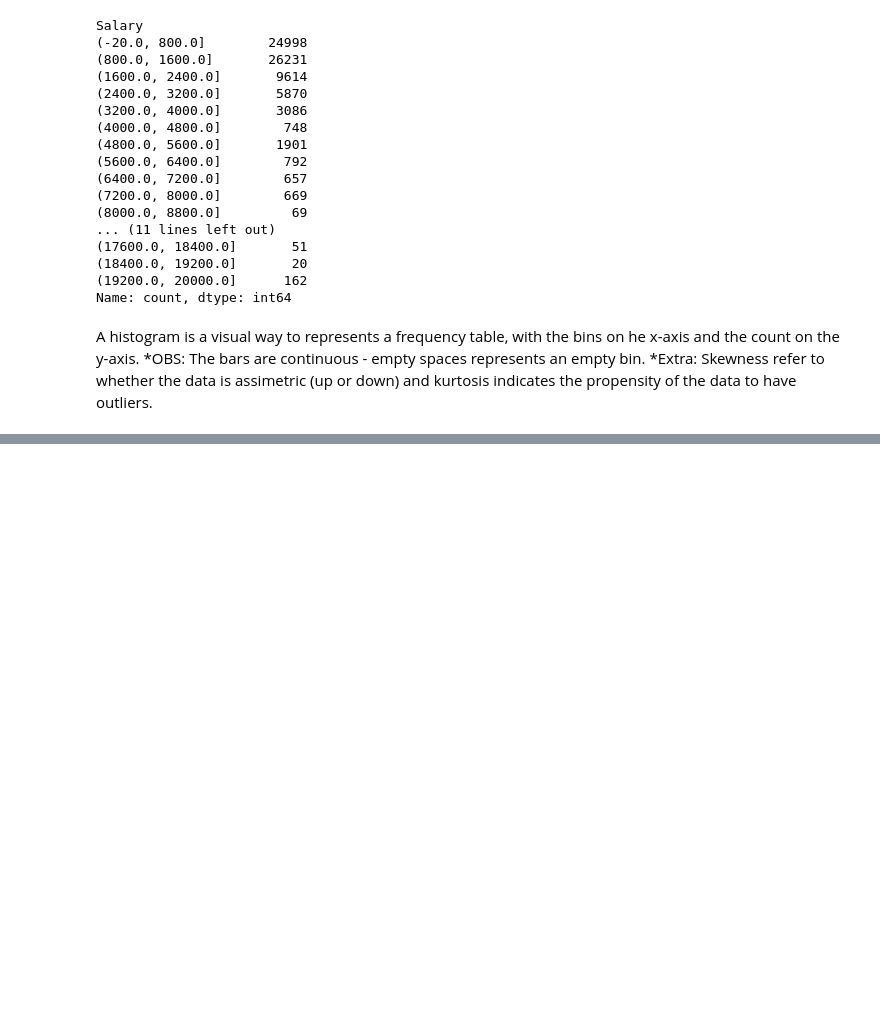
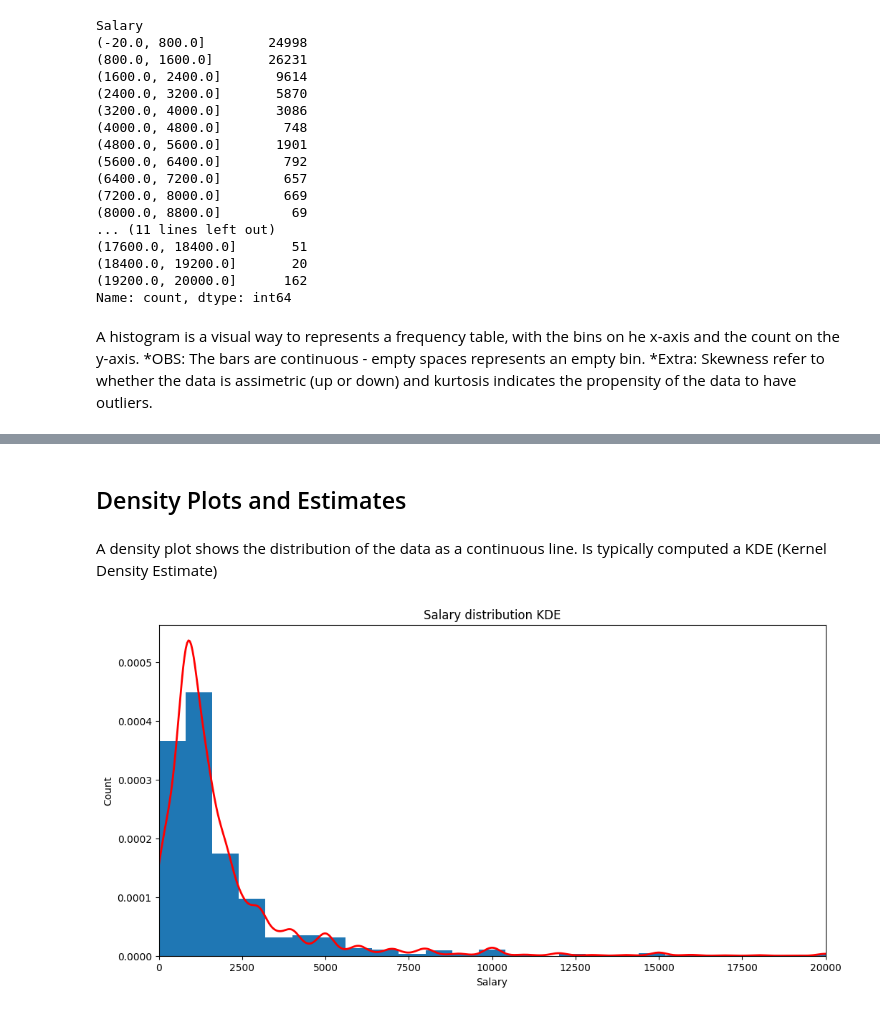
Before and after one commit to gdserafini/pratical-statistics, a Jupyter notebook: src/1-exploratory-data-analysis/exploratory_data_analysis.ipynb, the cells around one changed output, grey strips where cells are left out. Saved outputs shown, nothing was run; the diff lists cells and outputs as text; code cells hidden in the pictures; blank space fills up the shorter version.

```diff
--- a/src/1-exploratory-data-analysis/exploratory_data_analysis.ipynb
+++ b/src/1-exploratory-data-analysis/exploratory_data_analysis.ipynb
@@ -198,0 +200,19 @@ plt.show()
+# %% [markdown]
+## Density Plots and Estimates
+# %% [markdown]
+A density plot shows the distribution of the data as a continuous line. Is typically computed a KDE (Kernel Density Estimate)
+# %%
+plt.figure(figsize=(12,6))
+until_20k_salary['Salary'].plot(
+    kind='hist', bins=25, density=True
+)
+until_20k_salary['Salary'].plot(
+    kind='kde', color='red', linewidth=2
+)
+plt.xlim(left=0, right=20000)
+plt.title('Salary distribution KDE')
+plt.xlabel('Salary')
+plt.ylabel('Count')
+plt.show()
+# %% [output]
+[figure, added]
```
Also changed, not shown: parts of 2 cells of this notebook, 2 other files.
